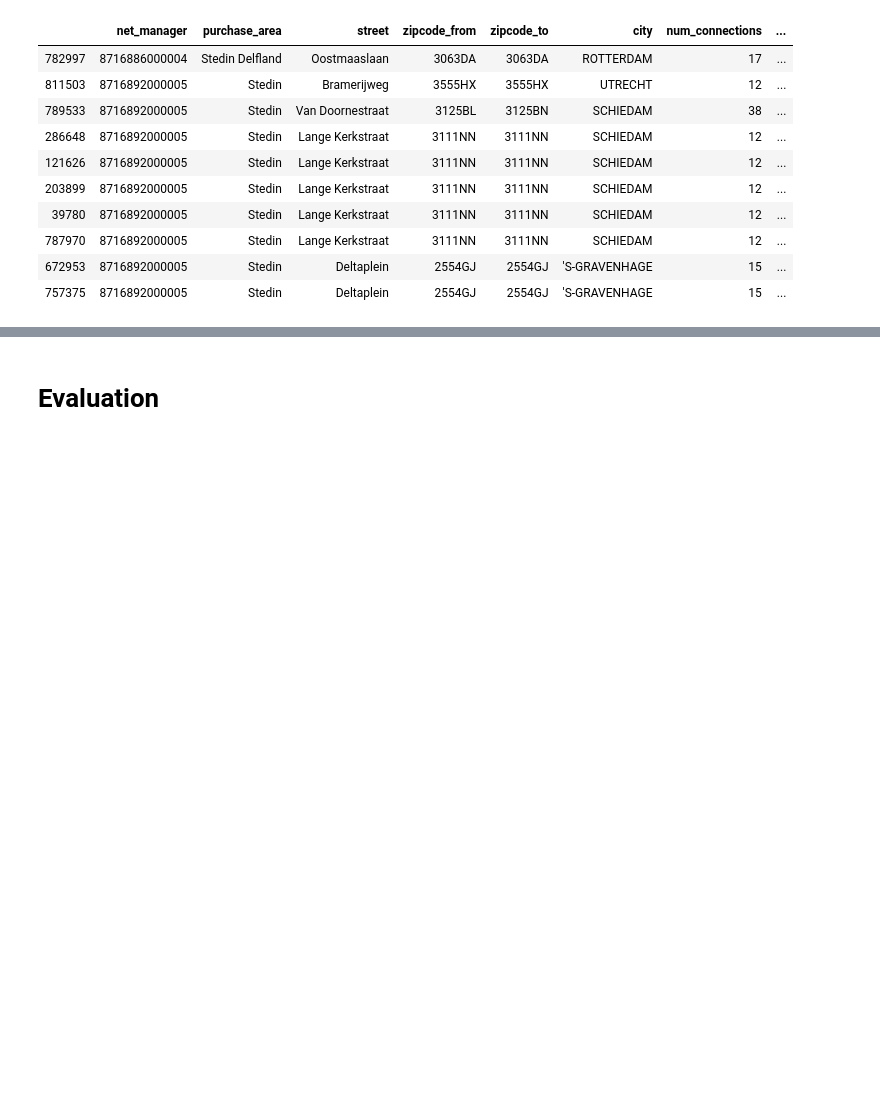
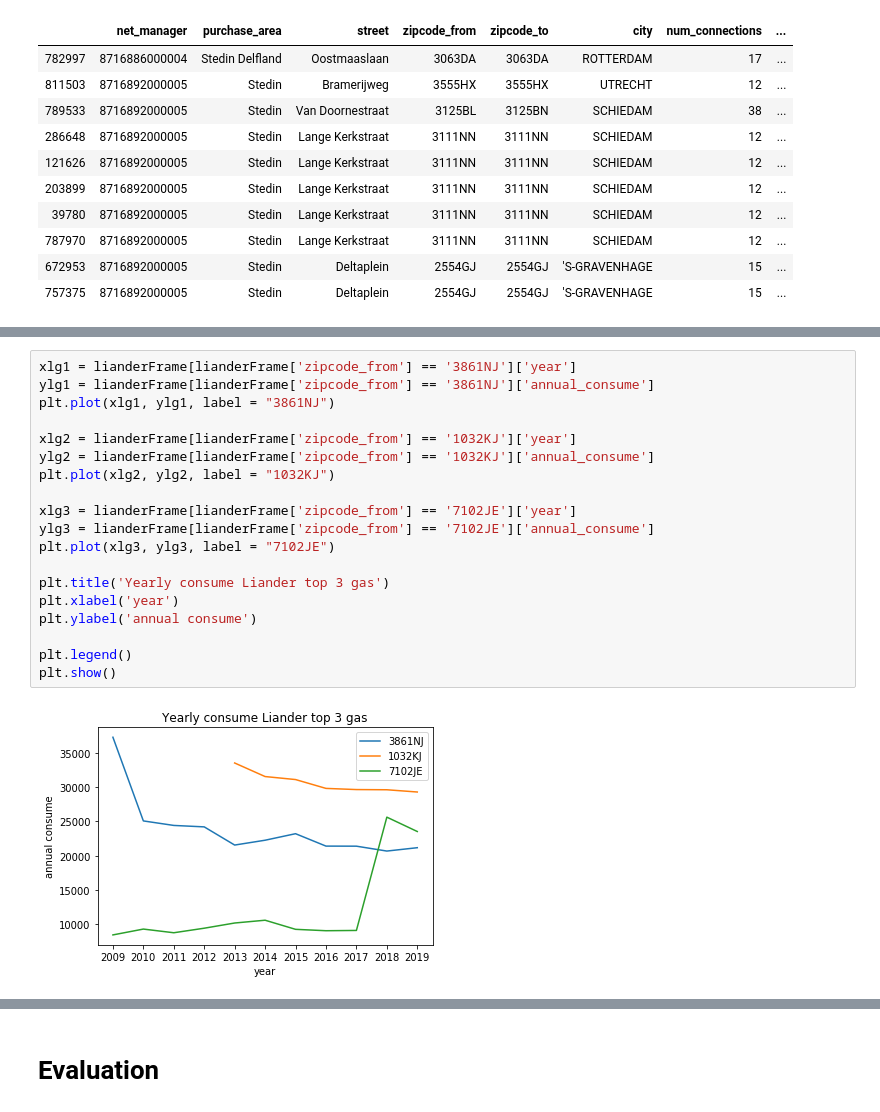
Before and after one commit to Melistick/datascience_challenge2, a Jupyter notebook: Notebook.ipynb, the cells around one changed output, grey strips where cells are left out. Drawn from its saved outputs; the diff is of its cells as text; blank space fills up the shorter version.

```diff
--- a/Notebook.ipynb
+++ b/Notebook.ipynb
@@ -536,0 +586,21 @@ plt.show()
+# %%
+xlg1 = lianderFrame[lianderFrame['zipcode_from'] == '3861NJ']['year']
+ylg1 = lianderFrame[lianderFrame['zipcode_from'] == '3861NJ']['annual_consume']
+plt.plot(xlg1, ylg1, label = "3861NJ")
+
+xlg2 = lianderFrame[lianderFrame['zipcode_from'] == '1032KJ']['year']
+ylg2 = lianderFrame[lianderFrame['zipcode_from'] == '1032KJ']['annual_consume']
+plt.plot(xlg2, ylg2, label = "1032KJ")
+
+xlg3 = lianderFrame[lianderFrame['zipcode_from'] == '7102JE']['year']
+ylg3 = lianderFrame[lianderFrame['zipcode_from'] == '7102JE']['annual_consume']
+plt.plot(xlg3, ylg3, label = "7102JE")
+
+plt.title('Yearly consume Liander top 3 gas')
+plt.xlabel('year')
+plt.ylabel('annual consume')
+
+plt.legend()
+plt.show()
+# %% [output]
+[figure, added]
```
Also changed, not shown: parts of 8 cells of this notebook.
